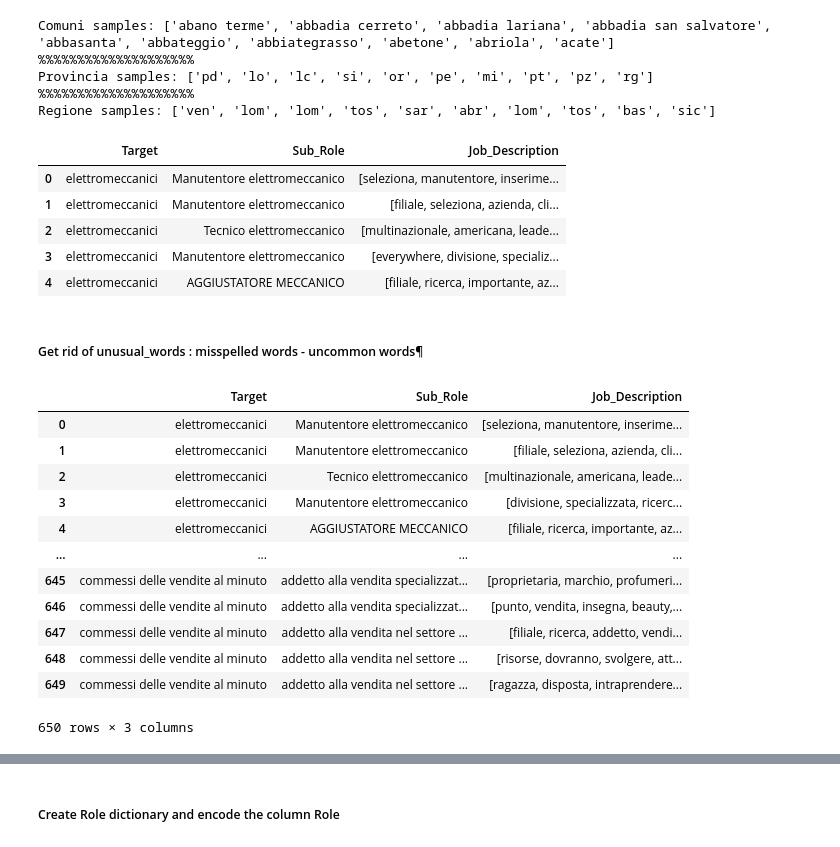
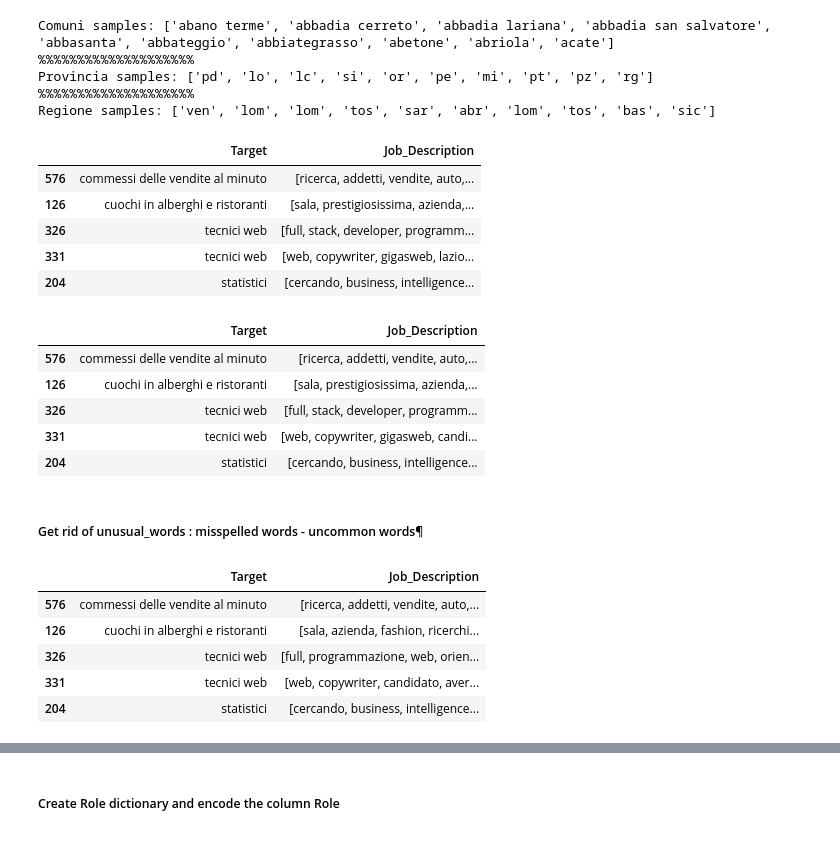
Before and after one commit to giorgiomondauto/NLP_LEO, a Jupyter notebook: Analysis_04_2020.ipynb, the cells around one changed output, grey strips where cells are left out. Saved outputs shown, nothing was run; the diff lists cells and outputs as text; code cells hidden in the pictures.

```diff
--- a/Analysis_04_2020.ipynb
+++ b/Analysis_04_2020.ipynb
@@ -153,6 +104,6 @@ dati_aprile.head()
 # %% [markdown]
 remove words with lenght < 3 (e.g. numbers and not meaningful words)
 # %%
-dati_aprile.Job_Description = dati_aprile.Job_Description.apply(lambda x: [i for i in x if len(i) >3])
+dati_aprile.Job_Description = dati_aprile.Job_Description.apply(lambda x: [i for i in x if len(i) >= 3])
 dati_aprile.Job_Description.head() # note the word 'vimercate' in row = 0
 # %% [output]
@@ -164,7 +115,8 @@ dati_aprile.Job_Description.head() # note the word 'vimercate' in row = 0
 Name: Job_Description, dtype: object
 # %%
 ##### remove in 'job_description' words from 'fonte'
-Fonti = ['randstad', 'monster', 'infojob', 'technical', 'kelly', 'services', 'italia', 'lavoropi','quanta']
+Fonti = ['randstad', 'monster', 'infojob', 'technical', 'kelly', 'services', 'italia', 'lavoropi',\
+             'quanta','adeccp','spa','vimercate','temporary','openjobmetis','agenzia']
 dati_aprile.Job_Description = dati_aprile.Job_Description.apply(lambda x: [i for i in x if i not in Fonti])
 dati_aprile.Job_Description.head(5) # compare row 0 and row 2 with previous row 0 and row 2
 # %% [output]
@@ -221,7 +173,7 @@ geo_data = pd.read_csv('data/listacomuni.csv', sep=';')
 comune = [i.lower() for i in geo_data.Comune]
 geo_data.Provincia = geo_data.Provincia.apply(lambda x: str(x))
 provincia = [i.lower() for i in geo_data.Provincia]
-regione = [i.lower() for i in geo_data.Regione]
+regione = [i.lower() for i in geo_data.Regione] + ['lazio']
 print('Comuni samples:',comune[:10])
 print(20*'%')
 print('Provincia samples:',provincia[:10])
@@ -239,23 +191,32 @@ def remove_comuni(data, column, geo_data):
     comune = [i.lower() for i in geo_data.Comune]
     geo_data.Provincia = geo_data.Provincia.apply(lambda x: str(x))
     provincia = [i.lower() for i in geo_data.Provincia]
-    regione = [i.lower() for i in geo_data.Regione]
+    regione = [i.lower() for i in geo_data.Regione]  + ['lazio']
 
     data[column] = data[column].apply(lambda x: [i for i in x if i not in comune])
     data[column] = data[column].apply(lambda x: [i for i in x if i not in provincia])
     data[column] = data[column].apply(lambda x: [i for i in x if i not in regione])
 
     return data
+# %%
+dati_aprile[['Target','Job_Description']].head()
+# %% [output]
+|  | Target | Job_Description |
+| 576 | commessi delle vendite al minuto | [ricerca, addetti, vendite, auto,... |
+| 126 | cuochi in alberghi e ristoranti | [sala, prestigiosissima, azienda,... |
+| 326 | tecnici web | [full, stack, developer, programm... |
+| 331 | tecnici web | [web, copywriter, gigasweb, lazio... |
+| 204 | statistici | [cercando, business, intelligence... |
 # %%
 dati_aprile = remove_comuni(dati_aprile, 'Job_Description', geo_data)
-dati_aprile.head(5)
+dati_aprile[['Target','Job_Description']].head()
 # %% [output]
-|  | Target | Sub_Role | Job_Description |
-| 0 | elettromeccanici | Manutentore elettromeccanico | [seleziona, manutentore, inserime... |
-| 1 | elettromeccanici | Manutentore elettromeccanico | [filiale, seleziona, azienda, cli... |
-| 2 | elettromeccanici | Tecnico elettromeccanico | [multinazionale, americana, leade... |
-| 3 | elettromeccanici | Manutentore elettromeccanico | [everywhere, divisione, specializ... |
-| 4 | elettromeccanici | AGGIUSTATORE MECCANICO | [filiale, ricerca, importante, az... |
+|  | Target | Job_Description |
+| 576 | commessi delle vendite al minuto | [ricerca, addetti, vendite, auto,... |
+| 126 | cuochi in alberghi e ristoranti | [sala, prestigiosissima, azienda,... |
+| 326 | tecnici web | [full, stack, developer, programm... |
+| 331 | tecnici web | [web, copywriter, gigasweb, candi... |
+| 204 | statistici | [cercando, business, intelligence... |
 # %% [markdown]
 ##### Get rid of unusual_words : misspelled words - uncommon words¶
 # %%
@@ -268,21 +229,14 @@ def uncommon_words(data,column, italian_vocab, english_vocab = None):
     return data
 # %%
 dati_aprile = uncommon_words(dati_aprile, 'Job_Description', italian_vocab, english_vocab)
-dati_aprile # note that the word 'vimercate' is not present anymore
+dati_aprile[['Target','Job_Description']].head()# note that the word 'vimercate' is not present anymore
 # %% [output]
-|  | Target | Sub_Role | Job_Description |
-| 0 | elettromeccanici | Manutentore elettromeccanico | [seleziona, manutentore, inserime... |
-| 1 | elettromeccanici | Manutentore elettromeccanico | [filiale, seleziona, azienda, cli... |
-| 2 | elettromeccanici | Tecnico elettromeccanico | [multinazionale, americana, leade... |
-| 3 | elettromeccanici | Manutentore elettromeccanico | [divisione, specializzata, ricerc... |
-| 4 | elettromeccanici | AGGIUSTATORE MECCANICO | [filiale, ricerca, importante, az... |
-| ... | ... | ... | ... |
-| 645 | commessi delle vendite al minuto | addetto alla vendita specializzat... | [proprietaria, marchio, profumeri... |
-| 646 | commessi delle vendite al minuto | addetto alla vendita specializzat... | [punto, vendita, insegna, beauty,... |
-| 647 | commessi delle vendite al minuto | addetto alla vendita nel settore ... | [filiale, ricerca, addetto, vendi... |
-| 648 | commessi delle vendite al minuto | addetto alla vendita nel settore ... | [risorse, dovranno, svolgere, att... |
-| 649 | commessi delle vendite al minuto | addetto alla vendita nel settore ... | [ragazza, disposta, intraprendere... |
+|  | Target | Job_Description |
+| 576 | commessi delle vendite al minuto | [ricerca, addetti, vendite, auto,... |
+| 126 | cuochi in alberghi e ristoranti | [sala, azienda, fashion, ricerchi... |
+| 326 | tecnici web | [full, programmazione, web, orien... |
+| 331 | tecnici web | [web, copywriter, candidato, aver... |
+| 204 | statistici | [cercando, business, intelligence... |
-650 rows × 3 columns
 # %%
 %matplotlib inline
 matplotlib.style.use('ggplot')
```
Also changed, not shown: parts of 37 cells of this notebook, 14 other files.
